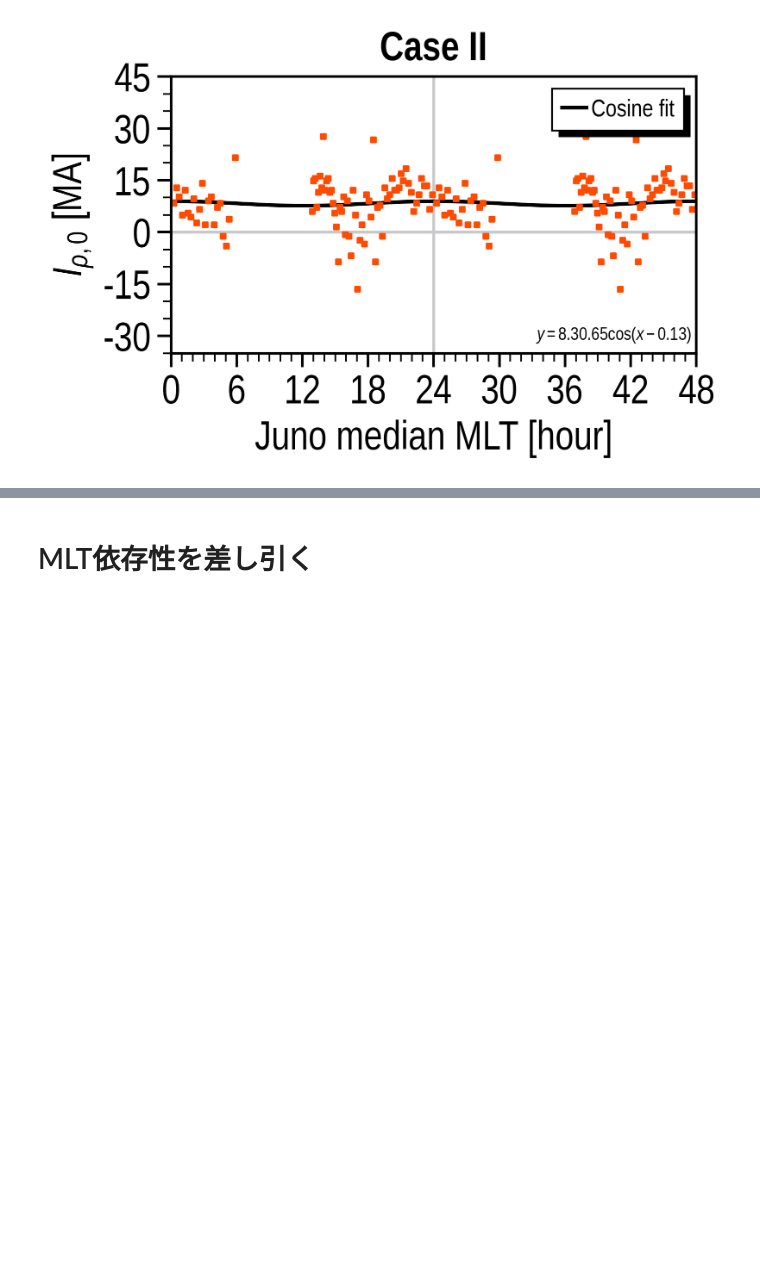
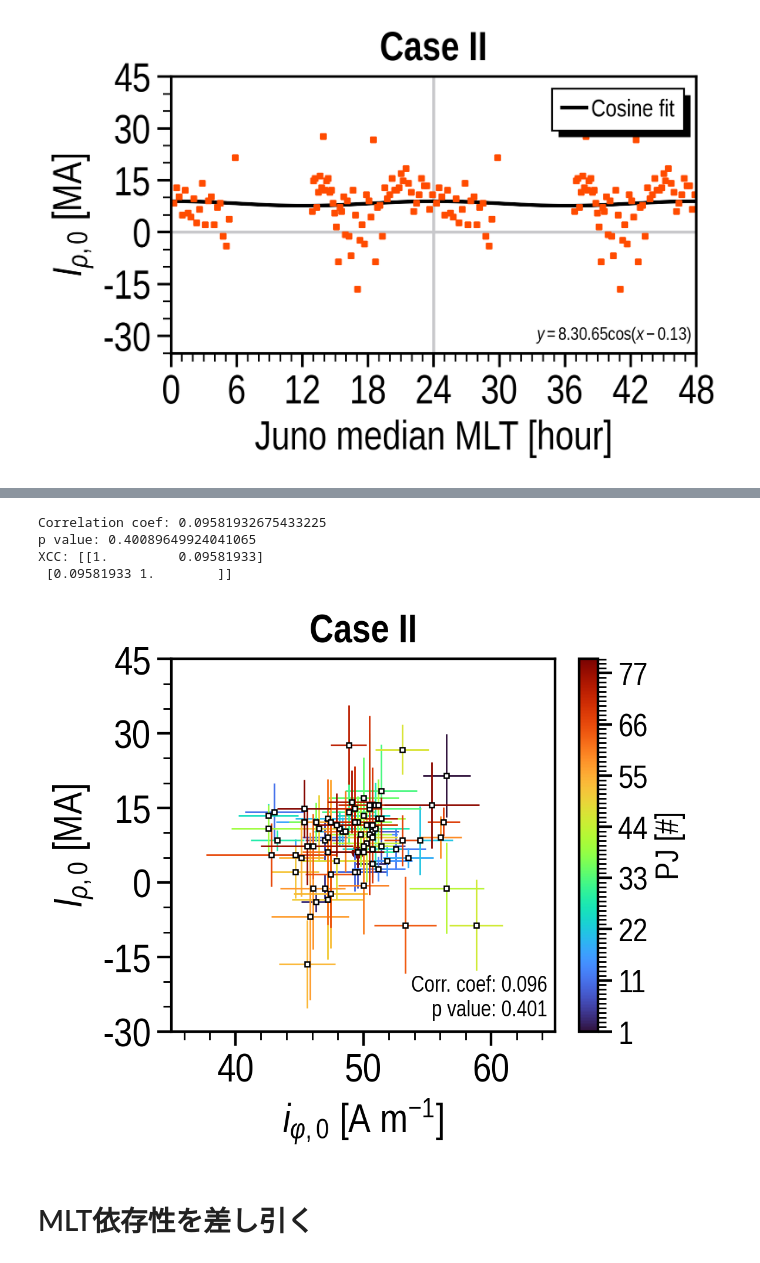
Before and after one commit to ShinnosukeSatoh/NewCurrentSheetModel, a Jupyter notebook: MAG_currentsheet_rms_3.ipynb, the cells around one changed output, grey strips where cells are left out. Saved outputs shown, nothing was run; the diff lists cells and outputs as text; code cells hidden in the pictures; blank space fills up the shorter version.

Commit message:
Correlation between i_phi0 and I_rho0

```diff
--- a/MAG_currentsheet_rms_3.ipynb
+++ b/MAG_currentsheet_rms_3.ipynb
@@ -1114,3 +1124,80 @@ p value: 0.40089649924041065
+# %%
+# %% ==================================
+# 横軸: i_phi0 / 縦軸: I_rho0
+# =====================================
+i_phi0 = f0[:, 1]*1E+6
+I_rho0 = f0[:, 3]
+F = ShareXaxis()
+F.fontsize = 22
+F.fontname = 'Liberation Sans Narrow'
+
+F.set_figparams(nrows=1, figsize=(5.0, 4.0), dpi='L')
+F.hspace = 0.15
+F.initialize()
+
+F.set_xaxis(label=r'$i_{\varphi,0}$ [A m$^{-1}$]',
+            min=35, max=65.0,
+            ticks=np.arange(40, 60+1, 10),
+            ticklabels=np.arange(40, 60+1, 10, dtype=int),
+            minor_num=5,)
+F.set_yaxis(ax_idx=0,
+            label=r'$I_{\rho, 0}$ [MA]',
+            min=-30.0, max=45.0,
+            ticks=np.arange(-30, 45+1, 15),
+            ticklabels=np.arange(-30, 45+1, 15),
+            minor_num=3,)
+
+vmin = 1.0
+vmax = 80.0
+cmap = plt.get_cmap('turbo')
+norm = mplcolors.Normalize(vmin=vmin, vmax=vmax)
+
+sc = F.ax.scatter(f0[i, 1]*1E+6, f0[i, 3], c=f0[i, 0],
+                  vmin=vmin, vmax=vmax, cmap=cmap)
+for i in range(f0[:, 1].size):
+    F.ax.errorbar(x=f0[i, 1]*1E+6, y=f0[i, 3],
+                  xerr=f0[i, 2]*1E+6,
+                  yerr=f0[i, 4], color=cmap(norm(f0[i, 0])),
+                  elinewidth=0.9, linewidth=0.,
+                  marker='s', markersize=2.8,
+                  markeredgecolor='k',
+                  markerfacecolor='w',
+                  markeredgewidth=0.8,
+                  zorder=4)
+
+# Normal correlation coefficient
+coef, p_value = stats.pearsonr(i_phi0, I_rho0)
+print('Correlation coef:', coef)
+print('p value:', p_value)
+
+# Cross correlation coefficient
+print('XCC:', np.corrcoef(f0[:, 1]*1E+6, f0[:, 3]))
+
+F.ax.text(0.98, 0.03,
+          r'Corr. coef: '+str(round(coef, 3))+'\n' +
+          r'p value: '+str(round(p_value, 3)),
+          color='k',
+          fontsize=F.fontsize*0.55,
+          verticalalignment='bottom',
+          horizontalalignment='right',
+          transform=F.ax.transAxes)
+
+F.ax.set_title('Case II', weight='bold')
+
+cax = F.fig.colorbar(sc, ax=F.ax)
+cax.ax.set_yticks(np.linspace(1, 77, 8))
+cax.ax.set_yticklabels(np.linspace(
+    1, 77, 8, dtype=int), fontsize=F.fontsize*0.8)
+cax.ax.yaxis.set_minor_locator(ptick.AutoMinorLocator(11))
+cax.ax.set_ylabel(r'PJ [#]', fontsize=F.fontsize*0.8)
+
+plt.savefig('img/'+dir[8:]+'_MLT_fit_004.pdf', bbox_inches='tight')
+# %% [output]
+Correlation coef: 0.09581932675433225
+p value: 0.40089649924041065
+XCC: [[1.         0.09581933]
+ [0.09581933 1.        ]]
+[figure, added]
 # %% [markdown]
 # MLT依存性を差し引く
 # %%
```
Also changed, not shown: parts of 2 cells of this notebook, 10 other files.
